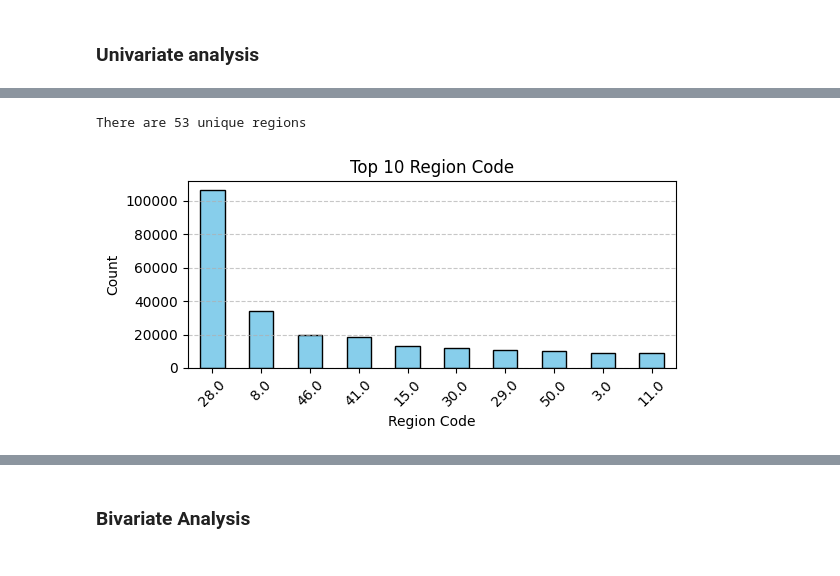
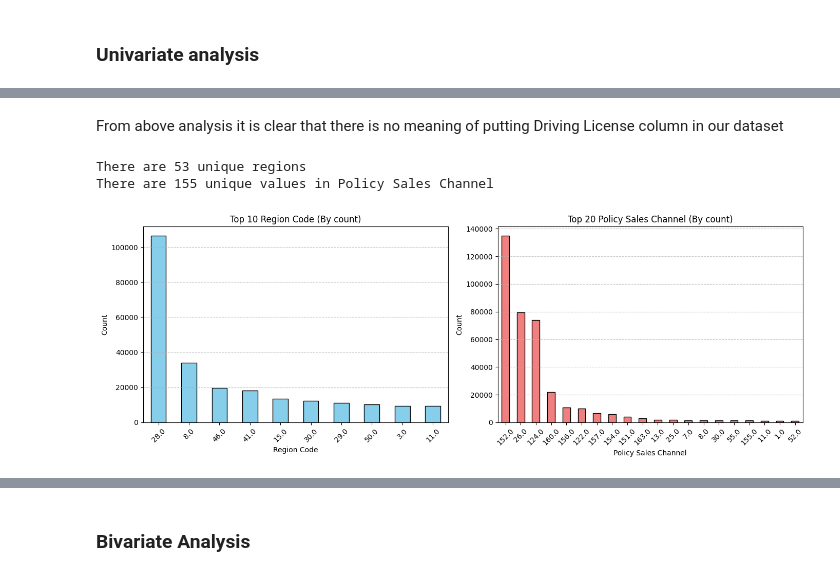
Before and after one commit to YashMasane/InsurePredict-Customer-Conversion-Insights, a Jupyter notebook: Notebooks/experiments.ipynb, the cells around one changed output, grey strips where cells are left out. Cells and saved outputs as stored; diff of their text form; code cells hidden in the pictures.

```diff
--- a/Notebooks/experiments.ipynb
+++ b/Notebooks/experiments.ipynb
@@ -171,22 +138,47 @@ Name: count, dtype: float64
+# %% [markdown]
+From above analysis it is clear that there is no meaning of putting Driving License column in our dataset
 # %%
-# Region_Code
+# Univariate analysis on Region_Code and Policy_Sales_Channel
 
 region_counts = df['Region_Code'].nunique()
 print(f'There are {region_counts} unique regions')
+
+# Policy_Sales_Channel
+
+print(f"There are {df['Policy_Sales_Channel'].nunique()} unique values in Policy Sales Channel")
 # %% [output]
 There are 53 unique regions
+There are 155 unique values in Policy Sales Channel
 # %%
-# Region_Code
+# Region_Code and Policy_Sales_Channel
 region_counts = df['Region_Code'].value_counts().head(10)
+policy_channel_counts = df['Policy_Sales_Channel'].value_counts().head(20)
 
-# Plot a bar graph
+# Create subplots for side-by-side plotting
+plt.figure(figsize=(14, 5))
+
+# Plot for Top 10 Region Codes
+plt.subplot(1, 2, 1)
 region_counts.plot(kind='bar', color='skyblue', edgecolor='black')
-plt.title('Top 10 Region Code')
+plt.title('Top 10 Region Code (By count)')
 plt.xlabel('Region Code')
 plt.ylabel('Count')
 plt.xticks(rotation=45)
 plt.grid(axis='y', linestyle='--', alpha=0.7)
+
+# Plot for Top 20 Policy Sales Channels
+plt.subplot(1, 2, 2)
+policy_channel_counts.plot(kind='bar', color='lightcoral', edgecolor='black')
+plt.title('Top 20 Policy Sales Channel (By count)')
+plt.xlabel('Policy Sales Channel')
+plt.ylabel('Count')
+plt.xticks(rotation=45)
+plt.grid(axis='y', linestyle='--', alpha=0.7)
+
+# Adjust layout to prevent overlap
 plt.tight_layout()
+
+# Display the plots
 plt.show()
 # %% [output]
-[figure, old version]
+[figure, new version]
```
Also changed, not shown: parts of 40 cells of this notebook.
